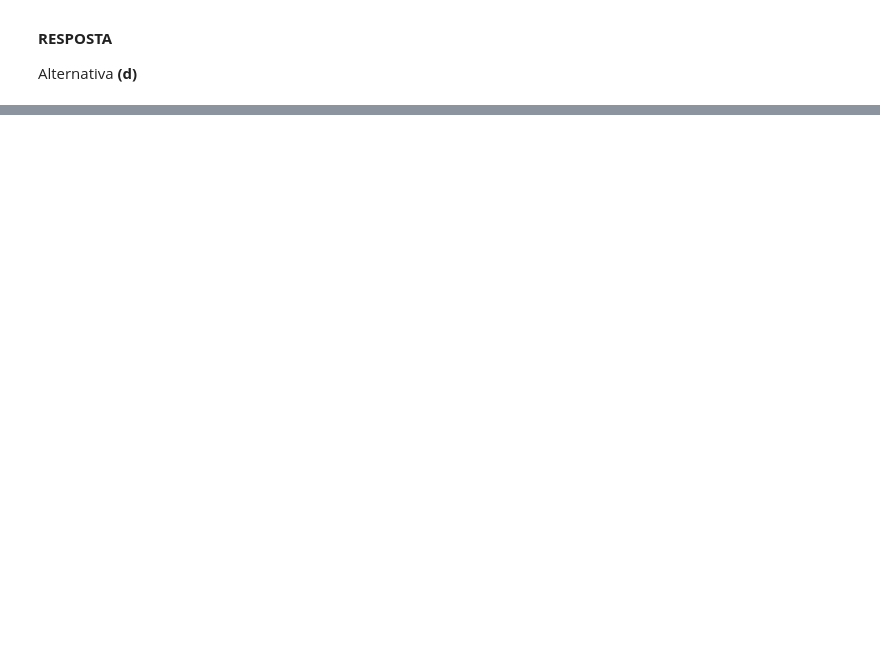
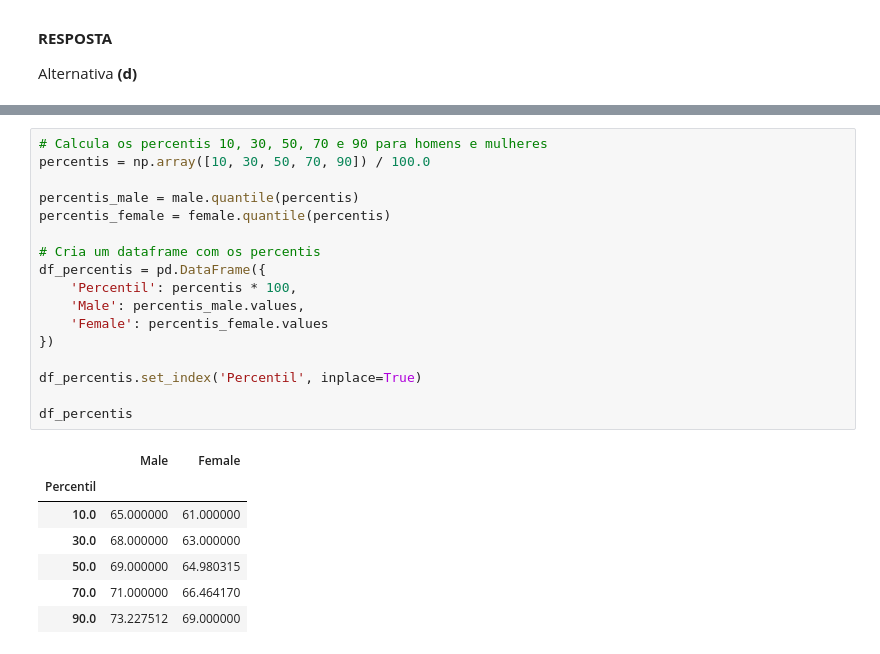
Before and after one commit to pdcos/analise_visual_ciencia_de_dados, a Jupyter notebook: participacao_5/solutions_5.ipynb, the cells around one changed output, grey strips where cells are left out. Cells and saved outputs as stored; diff of their text form; blank space fills up the shorter version.

```diff
--- a/participacao_5/solutions_5.ipynb
+++ b/participacao_5/solutions_5.ipynb
@@ -149,0 +181,25 @@ Alternativa **(d)**
+# %%
+# Calcula os percentis 10, 30, 50, 70 e 90 para homens e mulheres
+percentis = np.array([10, 30, 50, 70, 90]) / 100.0
+
+percentis_male = male.quantile(percentis)
+percentis_female = female.quantile(percentis)
+
+# Cria um dataframe com os percentis
+df_percentis = pd.DataFrame({
+    'Percentil': percentis * 100,
+    'Male': percentis_male.values,
+    'Female': percentis_female.values
+})
+
+df_percentis.set_index('Percentil', inplace=True)
+
+df_percentis
+# %% [output]
+|  | Male | Female |
+| Percentil |  |  |
+| 10.0 | 65.000000 | 61.000000 |
+| 30.0 | 68.000000 | 63.000000 |
+| 50.0 | 69.000000 | 64.980315 |
+| 70.0 | 71.000000 | 66.464170 |
+| 90.0 | 73.227512 | 69.000000 |
```
Also changed, not shown: parts of 7 cells of this notebook.
